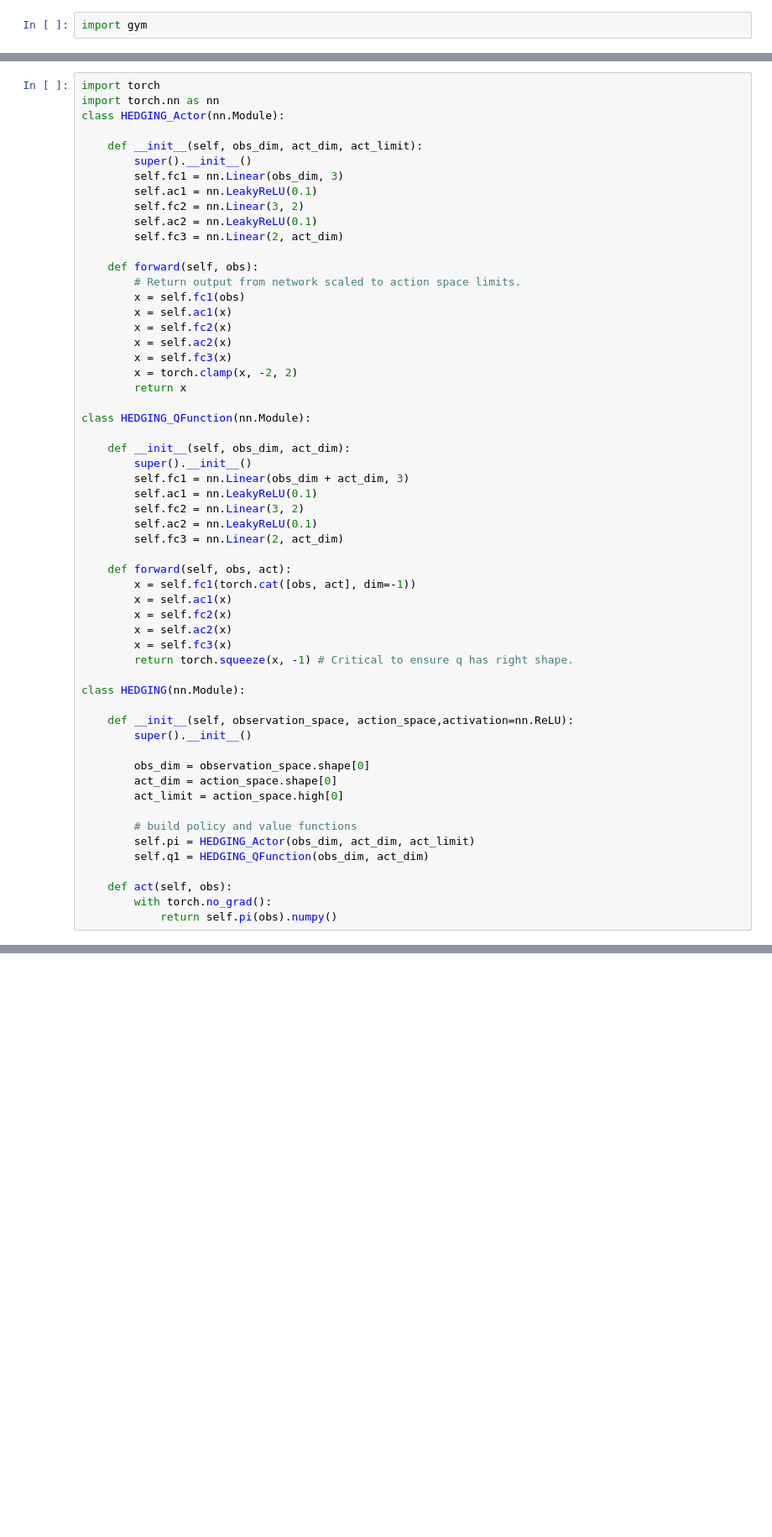
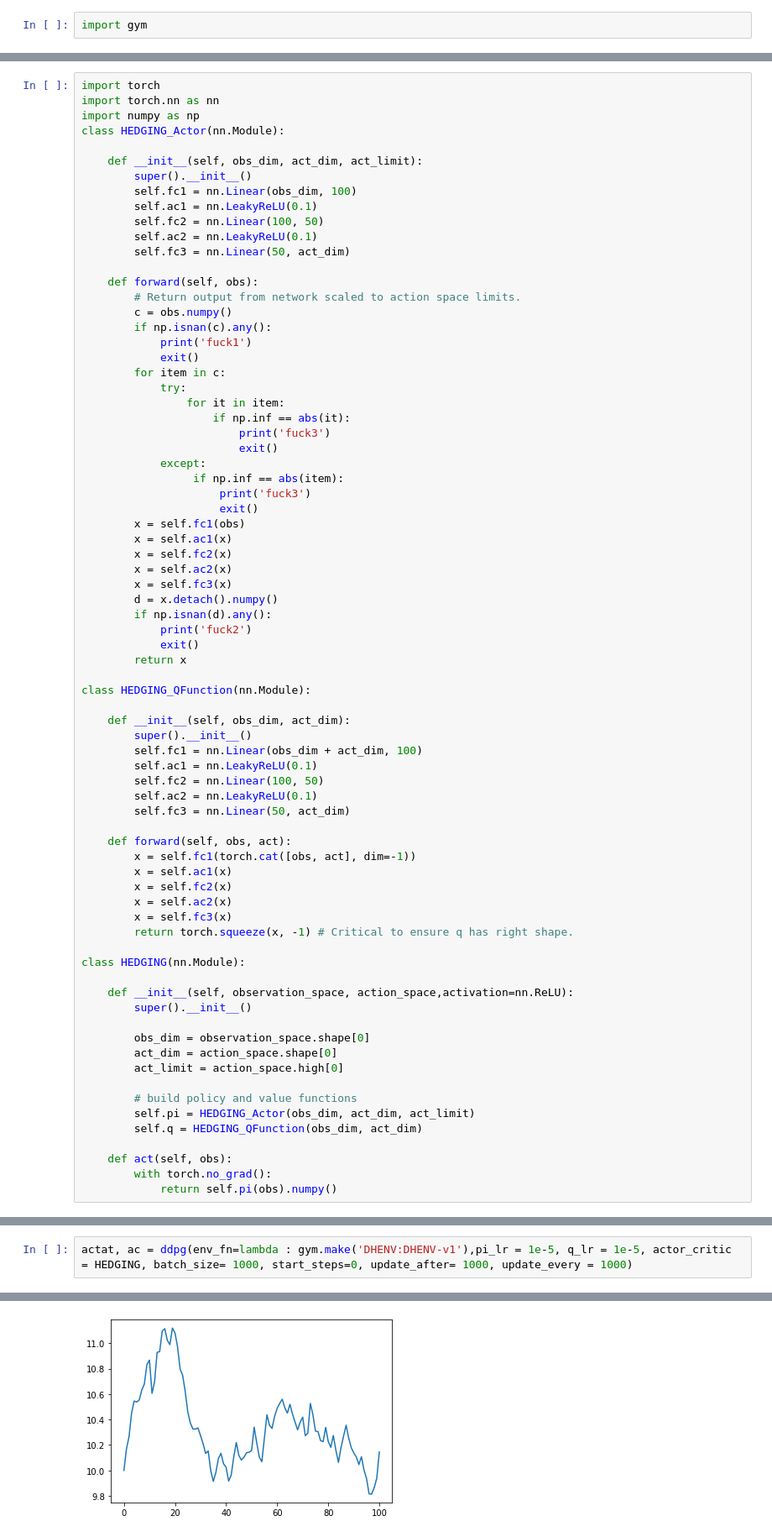
Before and after one commit to b4thesunrise/RL_Hedging, a Jupyter notebook: 大作业/test.ipynb, the cells around one changed output, grey strips where cells are left out. Shown: that part at 84% size. Drawn from its saved outputs; the diff is of its cells as text; blank space fills up the shorter version.

```diff
--- a/大作业/test.ipynb
+++ b/大作业/test.ipynb
@@ -5,35 +6,53 @@ from spinup import sac_pytorch as sac
 # %%
 import torch
 import torch.nn as nn
+import numpy as np
 class HEDGING_Actor(nn.Module):
 
     def __init__(self, obs_dim, act_dim, act_limit):
         super().__init__()
-        self.fc1 = nn.Linear(obs_dim, 3)
+        self.fc1 = nn.Linear(obs_dim, 100)
         self.ac1 = nn.LeakyReLU(0.1)
-        self.fc2 = nn.Linear(3, 2)
+        self.fc2 = nn.Linear(100, 50)
         self.ac2 = nn.LeakyReLU(0.1)
-        self.fc3 = nn.Linear(2, act_dim)
+        self.fc3 = nn.Linear(50, act_dim)
 
     def forward(self, obs):
         # Return output from network scaled to action space limits.
+        c = obs.numpy()
+        if np.isnan(c).any():
+            print('fuck1')
+            exit()
+        for item in c:
+            try:
+                for it in item:
+                    if np.inf == abs(it):
+                        print('fuck3')
+                        exit()
+            except:
+                 if np.inf == abs(item):
+                     print('fuck3')
+                     exit()
         x = self.fc1(obs)
         x = self.ac1(x)
         x = self.fc2(x)
         x = self.ac2(x)
         x = self.fc3(x)
-        x = torch.clamp(x, -2, 2)
+        d = x.detach().numpy()
+        if np.isnan(d).any():
+            print('fuck2')
+            exit()
         return x
 
 class HEDGING_QFunction(nn.Module):
 
     def __init__(self, obs_dim, act_dim):
         super().__init__()
-        self.fc1 = nn.Linear(obs_dim + act_dim, 3)
+        self.fc1 = nn.Linear(obs_dim + act_dim, 100)
         self.ac1 = nn.LeakyReLU(0.1)
-        self.fc2 = nn.Linear(3, 2)
+        self.fc2 = nn.Linear(100, 50)
         self.ac2 = nn.LeakyReLU(0.1)
-        self.fc3 = nn.Linear(2, act_dim)
+        self.fc3 = nn.Linear(50, act_dim)
 
     def forward(self, obs, act):
         x = self.fc1(torch.cat([obs, act], dim=-1))
@@ -54,7 +73,7 @@ class HEDGING(nn.Module):
 
         # build policy and value functions
         self.pi = HEDGING_Actor(obs_dim, act_dim, act_limit)
-        self.q1 = HEDGING_QFunction(obs_dim, act_dim)
+        self.q = HEDGING_QFunction(obs_dim, act_dim)
 
     def act(self, obs):
         with torch.no_grad():
@@ -82,0 +81,3 @@ AttributeError: 'HEDGING' object has no attribute 'q1'
+# %%
+actat, ac = ddpg(env_fn=lambda : gym.make('DHENV:DHENV-v1'),pi_lr = 1e-5, q_lr = 1e-5, actor_critic = HEDGING, batch_size= 1000, start_steps=0, update_after= 1000, update_every = 1000)
+# %% [output]
@@ -82,0 +101 @@ AttributeError: 'HEDGING' object has no attribute 'q1'
+[figure, added]
```
Also changed, not shown: parts of 3 cells of this notebook, 2 other files.
